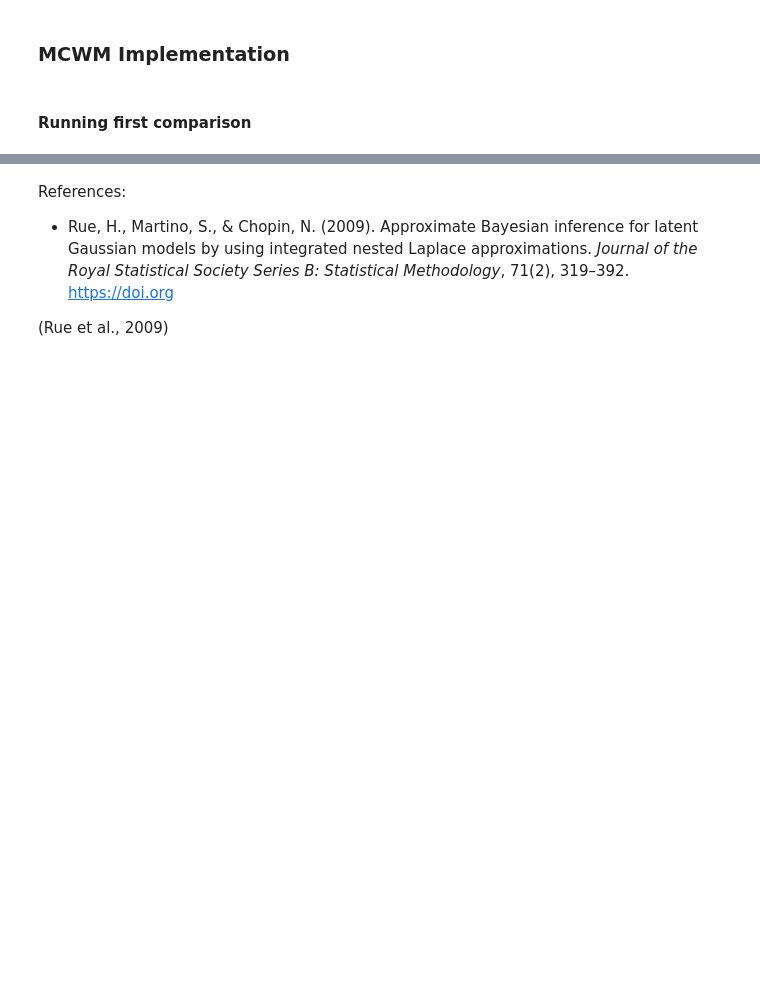
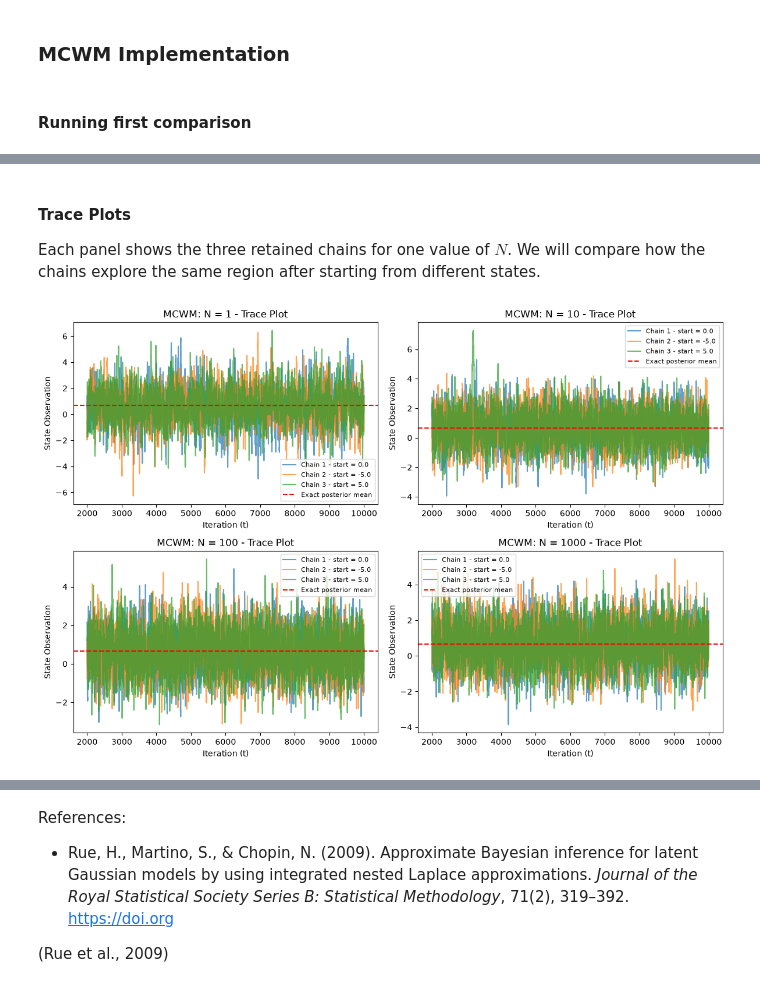
Before and after one commit to AndrewRambidis/STATS-PRAC, a Jupyter notebook: notebooks/Bayesian/mcmc_sampling/monte_carlo_within_metropolis.ipynb, the cells around one changed output, grey strips where cells are left out. Saved outputs shown, nothing was run; the diff lists cells and outputs as text; code cells hidden in the pictures; blank space fills up the shorter version.

Commit message:
finished MCWM toy example on latent gaussian model

```diff
--- a/notebooks/Bayesian/mcmc_sampling/monte_carlo_within_metropolis.ipynb
+++ b/notebooks/Bayesian/mcmc_sampling/monte_carlo_within_metropolis.ipynb
@@ -860,18 +809,0 @@ c_1000 = c_1000[2000:]
-# %%
-chains = (c_1, c_10, c_100, c_1000)
-# sample mean
-print("SAMPLE MEAN PER CHAIN")
-for i, c in enumerate(chains):
-    sample_mean = np.mean(c)
-    print(f"    Chain {i}: {sample_mean: .3f}")
-
-print(f"TRUE MEAN: {2/3:.3f}\n\n")
-
-# sample variance
-print("SAMPLE VARIANCE PER CHAIN")
-for i, c in enumerate(chains):
-    sample_mean = np.mean(c)
-    sample_variance = (1/(len(c)-1))*np.sum((c - sample_mean)**2)
-    print(f"    Chain {i}: {sample_variance: .3f}")
-
-print(f"TRUE VARIANCE: {4/3:.3f}\n\n")
@@ -892,0 +976,29 @@ TRUE VARIANCE: 1.333
+# %% [markdown]
+#### Trace Plots
+
+Each panel shows the three retained chains for one value of $N$. We will compare how the chains explore the same region after starting from different states.
+# %%
+t_grid = np.arange(burn_in, n_iterations)
+plt.figure(figsize=(12, 8))
+
+for i, n_sim_samples in enumerate(n_sim_values):
+    plt.subplot(2, 2, i + 1)
+
+    for j, initial_state in enumerate(initial_states):
+        plt.plot(
+            t_grid,
+            mcwm_chains[i, j],
+            alpha=0.7,
+            label=f'Chain {j + 1} - start = {initial_state}',
+        )
+
+    plt.axhline(y=true_mean, color='r', linestyle='--', label='Exact posterior mean')
+    plt.xlabel('Iteration (t)')
+    plt.ylabel('State Observation')
+    plt.title(f'MCWM: N = {n_sim_samples} - Trace Plot')
+    plt.legend(fontsize=8)
+
+plt.tight_layout()
+plt.show()
+# %% [output]
+[figure, added]
```
Also changed, not shown: parts of 24 cells of this notebook.
